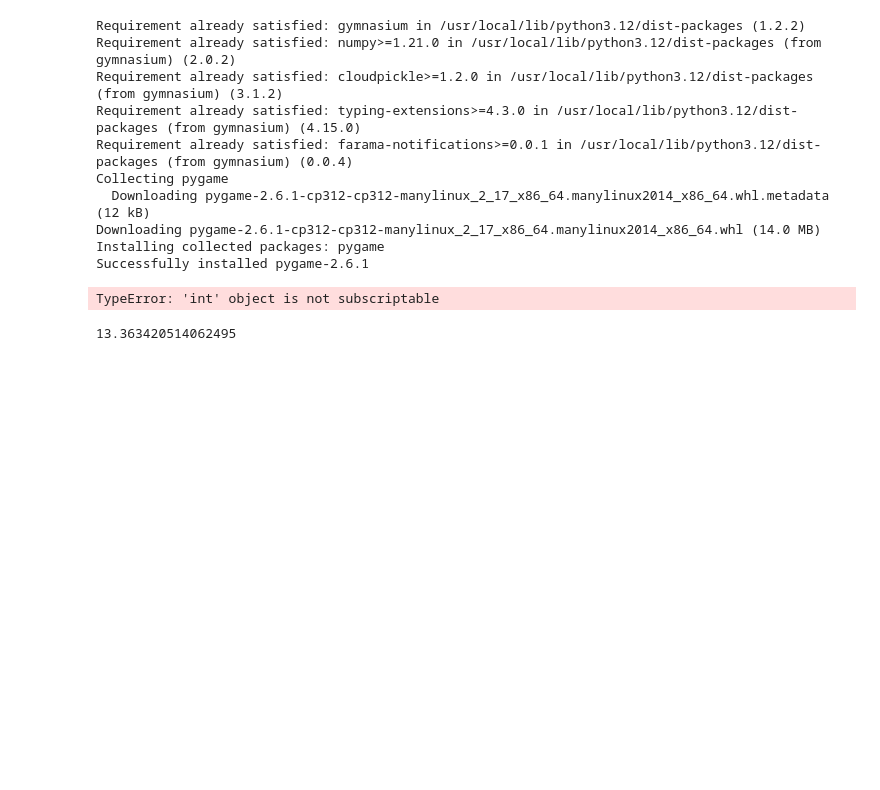
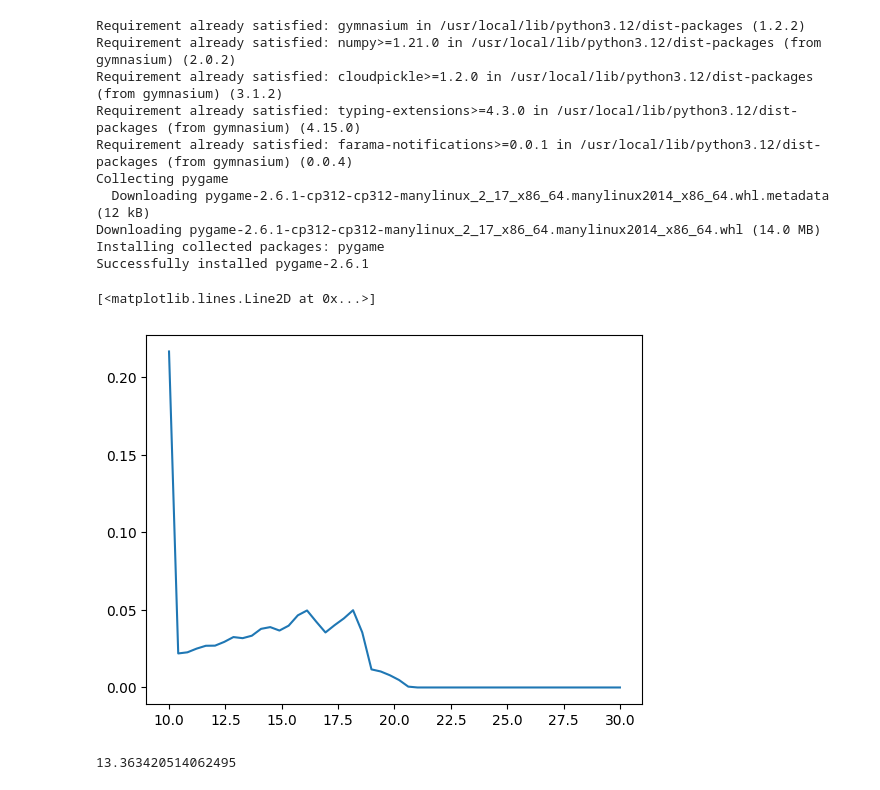
Before and after one commit to Isak-Petrin/distributional_RL_python, a Jupyter notebook: Welcome_to_Colab.ipynb, the cells around one changed output. Cells and saved outputs as stored; diff of their text form; code cells hidden in the pictures; blank space fills up the shorter version.

```diff
--- a/Welcome_to_Colab.ipynb
+++ b/Welcome_to_Colab.ipynb
@@ -47,22 +47,29 @@ class RandomWalk(gym.Env):
 
     def step(self, action: int):
 
-        self.done = False
-        self.reward = -0.1
+      # store current observation as obs (pre-transition)
+      obs = self._get_obs()
 
-        if action:
-            self.state += 1
-        else:
-            self.state -= 1
+      # default settings
+      self.done = False
+      reward = -0.1
 
-        if self.state in (0, self.l - 1):
-            self.done = True
-            self.reward = np.random.normal(loc = 20)
+      # transition
+      if action:
+          self.state += 1
+      else:
+          self.state -= 1
 
-        obs = self._get_obs()
-        info = self._get_info()
+      # clamp or check terminal
+      if self.state in (0, self.l - 1):
+          self.done = True
+          reward = np.random.normal(loc=20)
 
-        return obs, self.reward, self.done, False, info
+      next_obs = self._get_obs()
+      info = self._get_info()
+
+    # return obs and next_obs explicitly
+      return obs, next_obs, reward, self.done, False, info
 # %%
 import gymnasium as gym
 import sys
@@ -104,18 +111,14 @@ class O_CatTD:
         for episode in tqdm(range(n_episodes)):
 
             obs, info = self.env.reset()
-            s = obs
-            if self.policy:
-                a = 1
-            else:
-                a = 0
+
             done = False
 
             t = 0
             while not done:
+                a = np.random.randint(2)
                 p_tilde = np.zeros(self.m, dtype=np.float64)
-                next_obs, reward, done, _ , info, = self.env.step(a)
-                sn = next_obs
+                s, sn, reward, done, _ , info, = self.env.step(a)
                 for j in range(self.m):
                     if done:
                         g = reward
@@ -144,10 +147,13 @@ class O_CatTD:
 
 toy_env = RandomWalk()
 
-catTD = O_CatTD(env = toy_env, alpha = 0.05,theta_range=[1,10],resolution = 10, policy = 1, gamma=0.95)
+catTD = O_CatTD(env = toy_env, alpha = 0.05,theta_range=[0,30],resolution = 50, policy = 1, gamma=0.95)
 catTD.learn_distribution(10001)
-# %% [output]
-TypeError: 'int' object is not subscriptable
+# %%
+plt.plot(catTD.theta_lst,catTD.p[3])
+# %% [output]
+[<matplotlib.lines.Line2D at 0x...>]
+[figure, added]
 # %%
 from tqdm import tqdm
 import numpy as np
```
